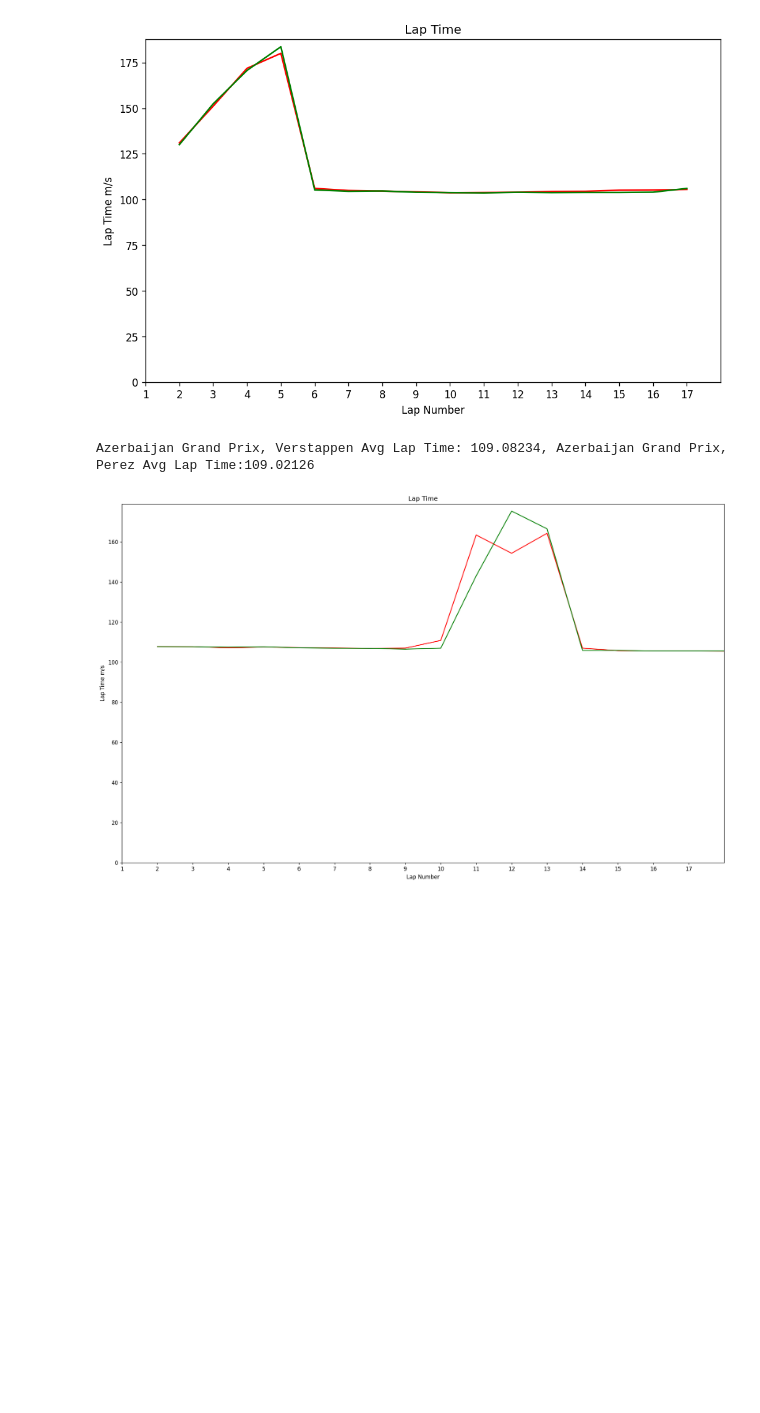
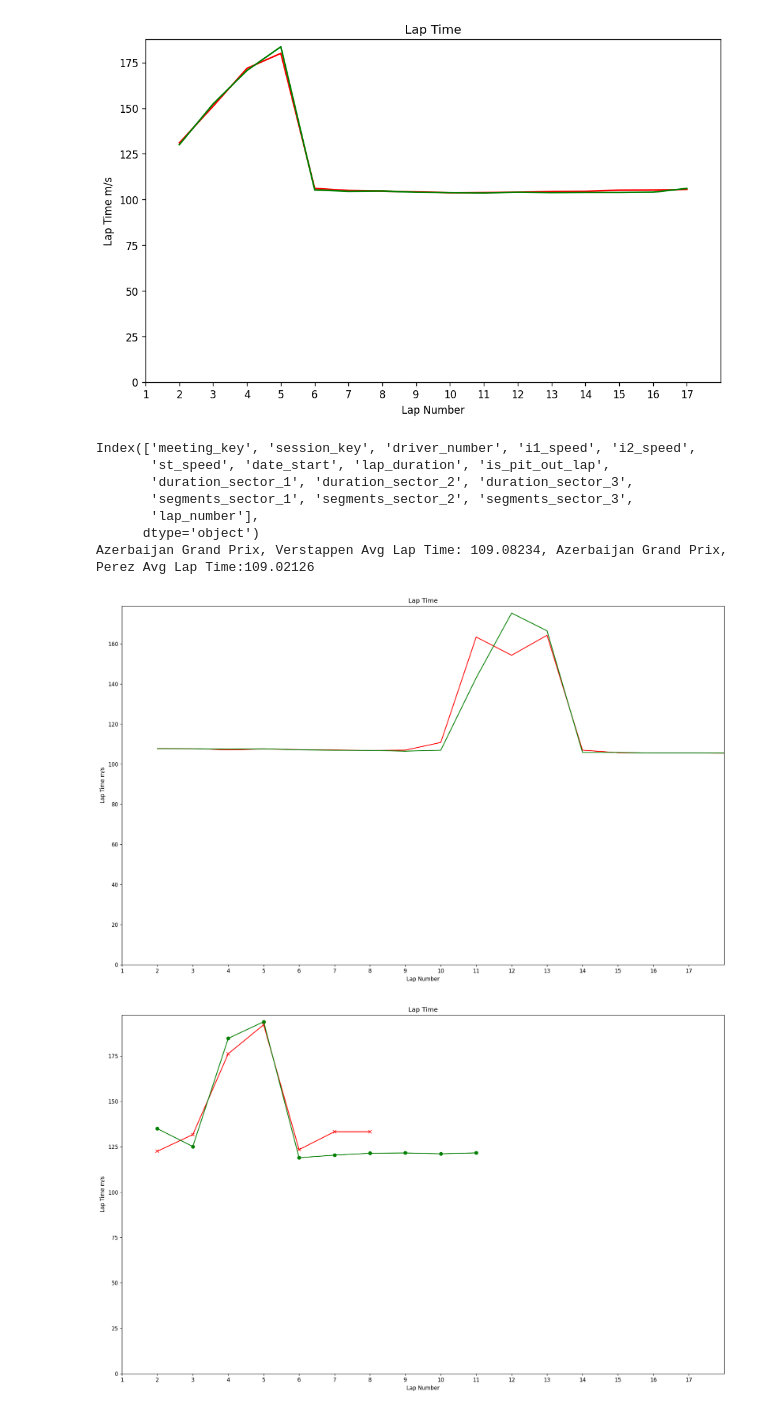
Before and after one commit to OliverKeefe/F1-Sidepod-Damage-Performance-Effect, a Jupyter notebook: analysis.ipynb, the cells around one changed output. Saved outputs shown, nothing was run; the diff lists cells and outputs as text; code cells hidden in the pictures; blank space fills up the shorter version.

Commit message:
Compare lap times RB cars 2023 spa sprint

```diff
--- a/analysis.ipynb
+++ b/analysis.ipynb
@@ -5,6 +6,13 @@ import matplotlib.pyplot as plt
 import json
 
 from urllib.request import urlopen
+# %%
+def dataframe_builder(api_method: str, session_key: int, identifier: str, identifier_value: Any) -> pd.DataFrame:
+    url_string: str = 'https://api.openf1.org/v1/' + api_method + '?' + 'session_key=' + str(session_key) + '&' + identifier + '=' + str(identifier_value)
+    response: object = urlopen(url_string)
+    data: json = json.loads(response.read().decode('utf-8'))
+    df = pd.DataFrame(data)
+    return df
 # %%
 # Verstappen Azerbaijan sprint data, 29th April 2023
 
@@ -172,11 +182,17 @@ Lap Time: 1.0 : 44.232 seconds
 Azerbaijan Sprint, Verstappen Avg Lap Time: 118.13331249999999, Azerbaijan Sprint, Perez Avg Lap Time:118.00431250000001
 [figure]
 # %%
+verLapGPData: pd.DataFrame = dataframe_builder('laps', 9070, 'driver_number', 1)
+perLapGPData: pd.DataFrame = dataframe_builder('laps', 9070, 'driver_number', 11)
+
+print(verLapGPData.columns)
+verLapGPData.head()
+
 plt.figure(figsize=(20, 12), dpi=120)
-plt.plot(dfGPLap['lap_number'], dfGPLap['lap_duration'], color='red', marker='')
-plt.plot(dfPerGPLap['lap_number'], dfPerGPLap['lap_duration'], color='green', marker='')
+plt.plot(verLapGPData['lap_number'], verLapGPData['lap_duration'], color='red', marker='')
+plt.plot(perLapGPData['lap_number'], perLapGPData['lap_duration'], color='green', marker='')
 
-print(f"Azerbaijan Grand Prix, Verstappen Avg Lap Time: {dfGPLap['lap_duration'].mean()}, Azerbaijan Grand Prix, Perez Avg Lap Time:{dfPerGPLap['lap_duration'].mean()} ")
+print(f"Azerbaijan Grand Prix, Verstappen Avg Lap Time: {verLapGPData['lap_duration'].mean()}, Azerbaijan Grand Prix, Perez Avg Lap Time:{perLapGPData['lap_duration'].mean()} ")
 
 plt.xticks(np.arange(0, 18, 1))
 plt.xlim(1, 18)
@@ -188,5 +204,32 @@ plt.ylabel("Lap Time m/s")
 
 plt.show()
 # %% [output]
+Index(['meeting_key', 'session_key', 'driver_number', 'i1_speed', 'i2_speed',
+       'st_speed', 'date_start', 'lap_duration', 'is_pit_out_lap',
+       'duration_sector_1', 'duration_sector_2', 'duration_sector_3',
+       'segments_sector_1', 'segments_sector_2', 'segments_sector_3',
+       'lap_number'],
+      dtype='object')
 Azerbaijan Grand Prix, Verstappen Avg Lap Time: 109.08234, Azerbaijan Grand Prix, Perez Avg Lap Time:109.02126
 [figure]
+# %%
+#https://api.openf1.org/v1/intervals?date=2023-07-29&driver_number=11
+#Spa-Francochamps Sprint data.
+perBelgianSprintLapData: pd.DataFrame = dataframe_builder('laps', 9140, 'driver_number', 11)
+verBelgianSprintLapData: pd.DataFrame = dataframe_builder('laps', 9140, 'driver_number', 1)
+
+plt.figure(figsize=(20, 12), dpi=120)
+plt.plot(perBelgianSprintLapData['lap_number'], perBelgianSprintLapData['lap_duration'], color='red', marker='x')
+plt.plot(verBelgianSprintLapData['lap_number'], verBelgianSprintLapData['lap_duration'], color='green', marker='o')
+
+plt.xticks(np.arange(0, 18, 1))
+plt.xlim(1, 18)
+plt.ylim(bottom=0)
+
+plt.title("Lap Time")
+plt.xlabel("Lap Number")
+plt.ylabel("Lap Time m/s")
+
+plt.show()
+# %% [output]
+[figure, added]
```
Also changed, not shown: parts of 2 cells of this notebook, 1 other file.
